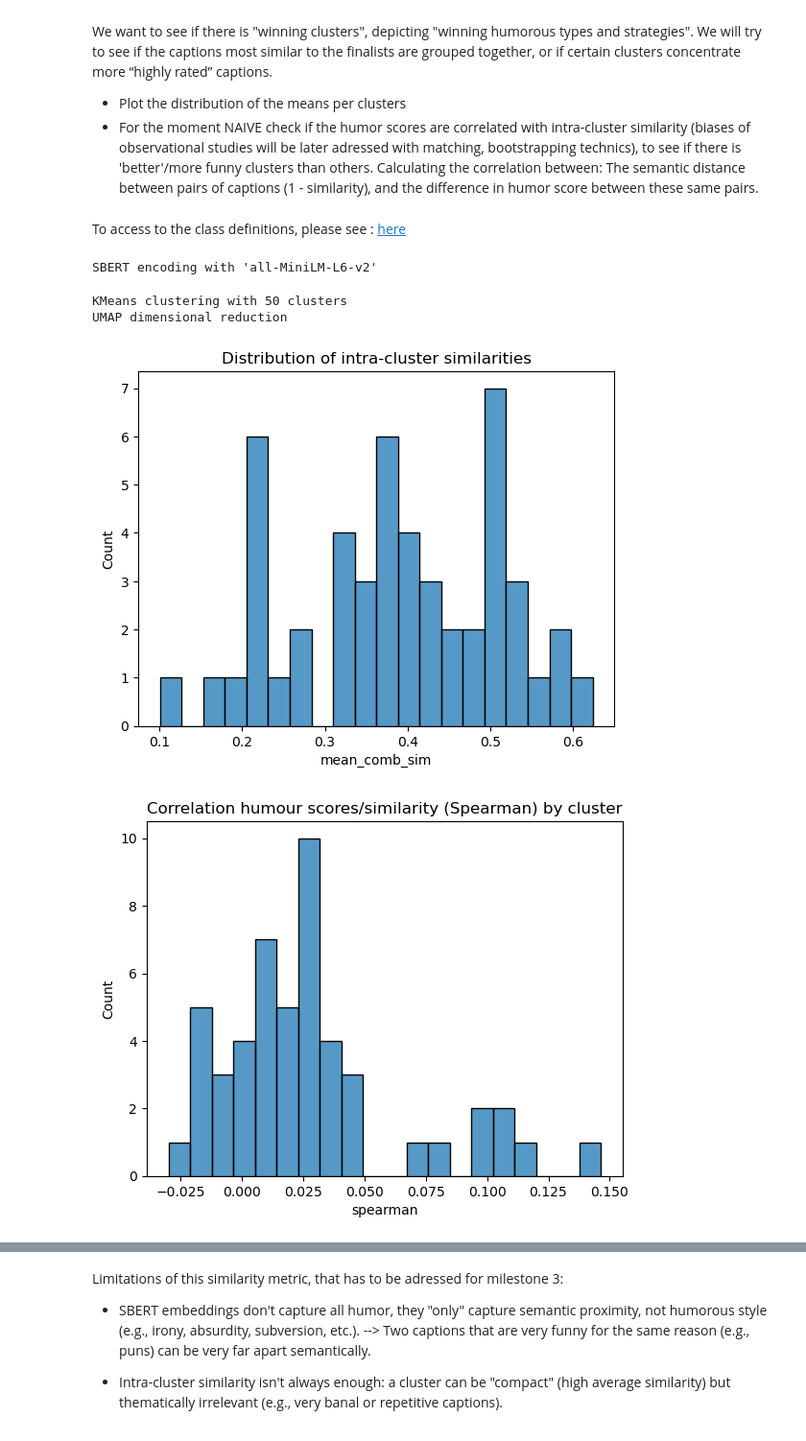
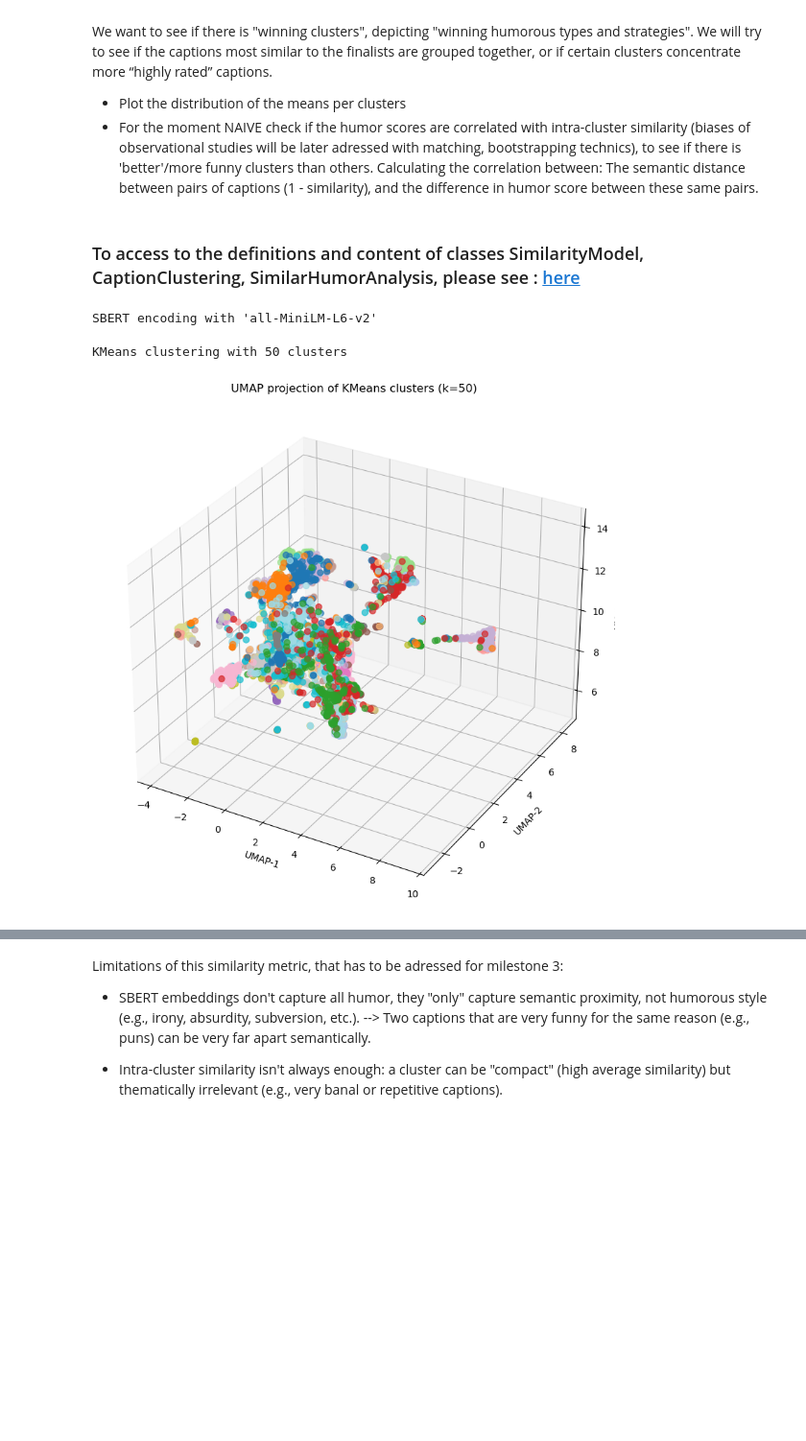
Before and after one commit to epfl-ada/ada-2025-project-adacore42, a Jupyter notebook: results copy.ipynb, the cells around one changed output, grey strips where cells are left out. Shown at 96% size. Cells and saved outputs as stored; diff of their text form; code cells hidden in the pictures; blank space fills up the shorter version.

Commit message:
similarity part doooooooone

```diff
--- a/results copy.ipynb
+++ b/results copy.ipynb
@@ -321,24 +321,14 @@ We want to see if there is "winning clusters", depicting "winning humorous types
 - Plot the distribution of the means per clusters
 - For the moment NAIVE check if the humor scores are correlated with intra-cluster similarity (biases of observational studies will be later adressed with matching, bootstrapping technics), to see if there is 'better'/more funny clusters than others. Calculating the correlation between: The semantic distance between pairs of captions (1 - similarity), and the difference in humor score between these same pairs.
 # %% [markdown]
-To access to the class definitions, please see : [here](src\models\similarity_analysis.py)
+### To access to the definitions and content of classes SimilarityModel, CaptionClustering, SimilarHumorAnalysis, please see : [here](src\models\similarity_analysis.py)
 # %%
 # 1.Clustering
 cluster_model = CaptionClustering(model_name='all-MiniLM-L6-v2', n_clusters=50, normalize=True)
 
 cluster_labels, embeddings = cluster_model.cluster_captions(df)
 df_clusters = cluster_model.UMAP_reduction(df, umap_n_components=3, umap_n_neighbors=15, umap_min_dist=0.1, umap_metric='cosine')
-
-# 2 Analysis of similarity of captions within each clusters to see if the clustering with kNN is working or assigning not good clusters
-sim_results = cluster_model.evaluate_intra_cluster_similarity(df, plot=False)
-
-# 3 Analysis of humour score correlation within a similarity cluster
-humor_analysis = SimilarHumorAnalysis(model_name='all-MiniLM-L6-v2')
-corr_results = humor_analysis.scores_correlation_by_cluster(df_clusters, humor_col='mean')
-#print(corr_results.sort_values('spearman', ascending=False).head())
 # %% [output]
 SBERT encoding with 'all-MiniLM-L6-v2'
 KMeans clustering with 50 clusters
-UMAP dimensional reduction
-[figure, old version]
+[figure, new version]
-[figure, removed]
```
Also changed, not shown: parts of 6 cells of this notebook, 3 other files.
